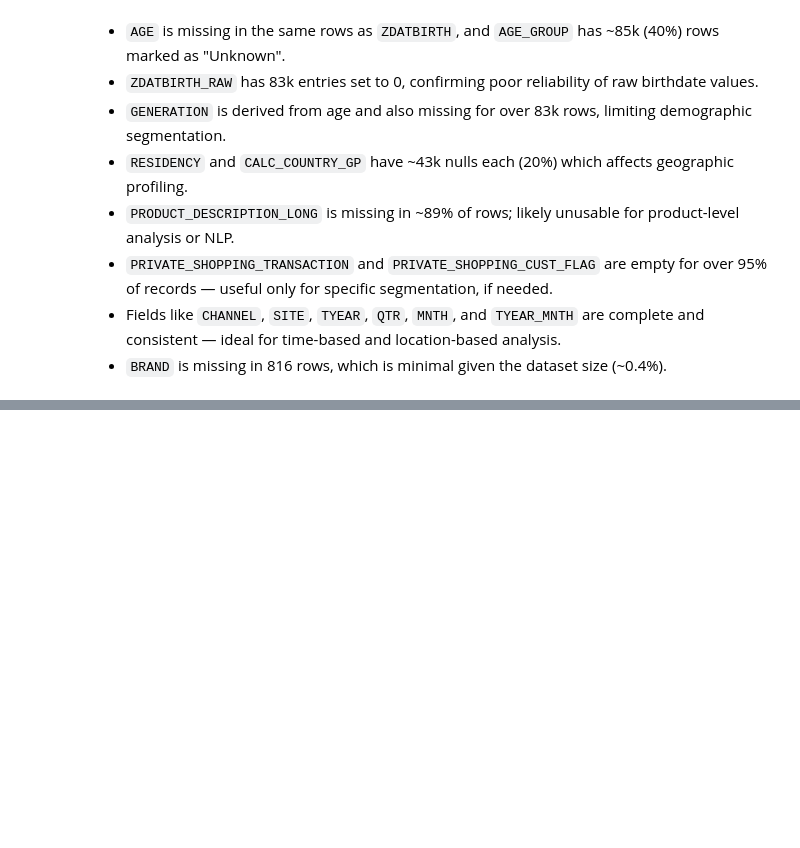
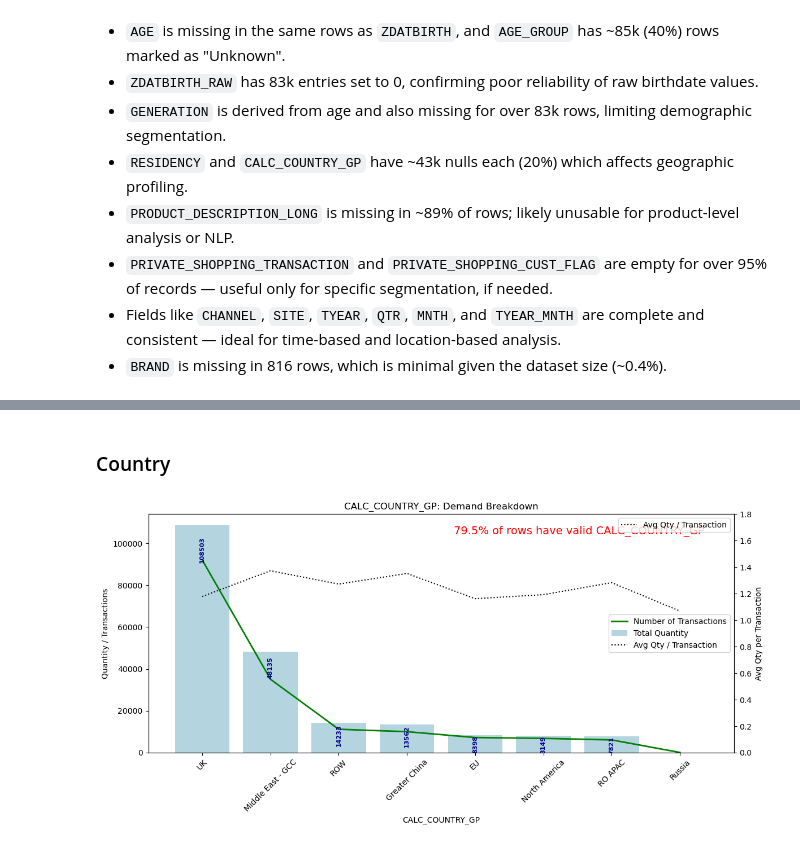
Before and after one commit to miguelkantor/londonlab_harrods_team2, a Jupyter notebook: Data Discovery and EDA.ipynb, the cells around one changed output, grey strips where cells are left out. Drawn from its saved outputs; the diff is of its cells as text; code cells hidden in the pictures; blank space fills up the shorter version.

```diff
--- a/Data Discovery and EDA.ipynb
+++ b/Data Discovery and EDA.ipynb
@@ -156,0 +529,7 @@ summarize_df(data)
+# %% [markdown]
+### Country
+# %%
+geo_col = 'CALC_COUNTRY_GP'
+plot_bar_graph(data, geo_col)
+# %% [output]
+[figure, added]
```
Also changed, not shown: parts of 66 cells of this notebook, 1 other file.
